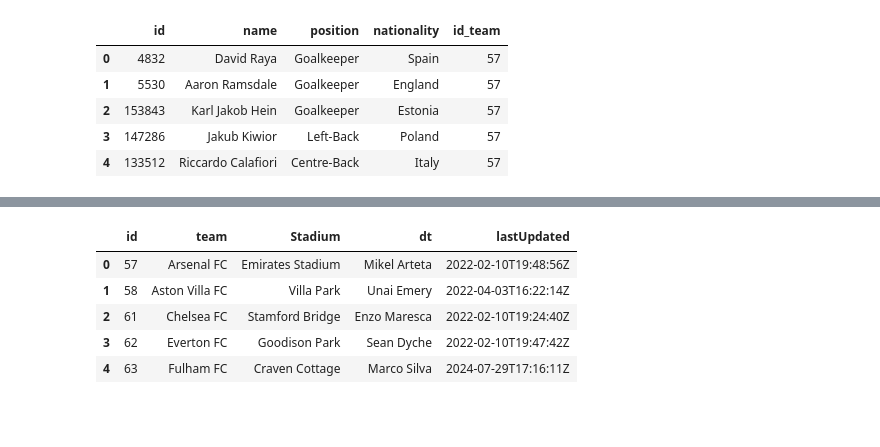
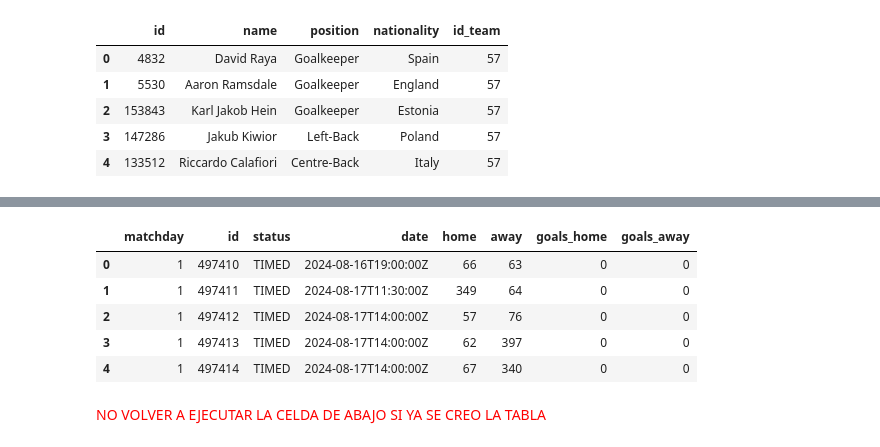
Before and after one commit to RaphaelNicaise/DataEngineering_PremierLeague, a Jupyter notebook: Extraccion_datos_football_data.ipynb, the cells around one changed output, grey strips where cells are left out. Saved outputs shown, nothing was run; the diff lists cells and outputs as text; code cells hidden in the pictures; blank space fills up the shorter version.

```diff
--- a/Extraccion_datos_football_data.ipynb
+++ b/Extraccion_datos_football_data.ipynb
@@ -165,0 +255,16 @@ merge_data(df=df_2024_2025_PL,path="data/teams",predicate="src.id = tgt.id")
+# %%
+# EJECUTAR PARA ACTULAIZAR LOS DATOS
+
+# Aca hago un get a los partidos que ya terminaron, y que cumplen que son mayores a la fecha que esta en el metadata.json
+last_date = get_metadata_from_json("metadata/metadata.json")
+last_date = last_date[0:10] # Recolectamos solo año-mes-dia
+params = {
+    'dateFrom':last_date,
+    # ATENCION
+    #'dateTo':datetime.now().strftime('%Y-%m-%d') # Deberia ir este pero la premier todavia no arranco
+    'dateTo' :"2024-09-12" # Fecha simulada de pruebas, se cargaran los partidos desde el dateFrom hasta el dateTo
+
+}
+
+played_matches = get_data(url_base,endpoint_matches,headers=headers,params=params)
+played_matches
@@ -165,0 +289,23 @@ merge_data(df=df_2024_2025_PL,path="data/teams",predicate="src.id = tgt.id")
+# %%
+# Procesar datos de los partidos jugados que no fueron cargados
+played_matches_df = []
+for match in played_matches['matches']:
+    played_matches_df.append(dict(matchday=match['matchday'],
+                             id=match['id'],
+                             status=match['status'],
+                             date=match['utcDate'],
+                             home=match['homeTeam']['id'],
+                             away=match['awayTeam']['id'],
+                             goals_home=match['score']['fullTime']['home'],
+                             goals_away=match['score']['fullTime']['away']
+                            )
+                        )
+
+played_matches_df= pd.DataFrame(data=played_matches_df)
+
+# played_matches_df = played_matches_df.query('status == "FINISHED"') ESTO DESACTIVADO PARA PRUEBAS, LOS PARTIDOS SE DEBERIAN CARGAR EN status == "FINISHED"
+update_last_update_in_json("metadata/metadata.json",played_matches_df['date'].max())
+
+played_matches_df.fillna(0,inplace=True)
+played_matches_df.head()
+# Aca tendriamos los partidos ya jugados
@@ -166,9 +323,11 @@ merge_data(df=df_2024_2025_PL,path="data/teams",predicate="src.id = tgt.id")
 # %%
-actual_data.head()
+played_matches_df.head()
 # %% [output]
-|  | id | team | Stadium | dt | lastUpdated |
-| 0 | 57 | Arsenal FC | Emirates Stadium | Mikel Arteta | 2022-02-10T19:48:56Z |
-| 1 | 58 | Aston Villa FC | Villa Park | Unai Emery | 2022-04-03T16:22:14Z |
-| 2 | 61 | Chelsea FC | Stamford Bridge | Enzo Maresca | 2022-02-10T19:24:40Z |
-| 3 | 62 | Everton FC | Goodison Park | Sean Dyche | 2022-02-10T19:47:42Z |
-| 4 | 63 | Fulham FC | Craven Cottage | Marco Silva | 2024-07-29T17:16:11Z |
+|  | matchday | id | status | date | home | away | goals_home | goals_away |
+| 0 | 1 | 497410 | TIMED | 2024-08-16T19:00:00Z | 66 | 63 | 0 | 0 |
+| 1 | 1 | 497411 | TIMED | 2024-08-17T11:30:00Z | 349 | 64 | 0 | 0 |
+| 2 | 1 | 497412 | TIMED | 2024-08-17T14:00:00Z | 57 | 76 | 0 | 0 |
+| 3 | 1 | 497413 | TIMED | 2024-08-17T14:00:00Z | 62 | 397 | 0 | 0 |
+| 4 | 1 | 497414 | TIMED | 2024-08-17T14:00:00Z | 67 | 340 | 0 | 0 |
+# %% [markdown]
+<p style="color:red;">NO VOLVER A EJECUTAR LA CELDA DE ABAJO SI YA SE CREO LA TABLA</p>
```
Also changed, not shown: parts of 32 cells of this notebook.
